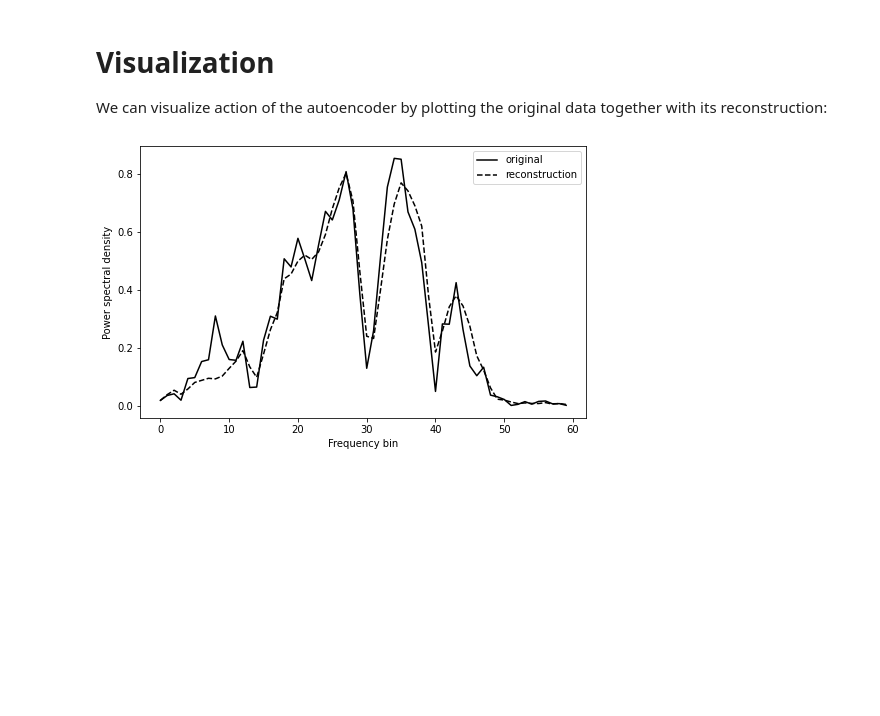
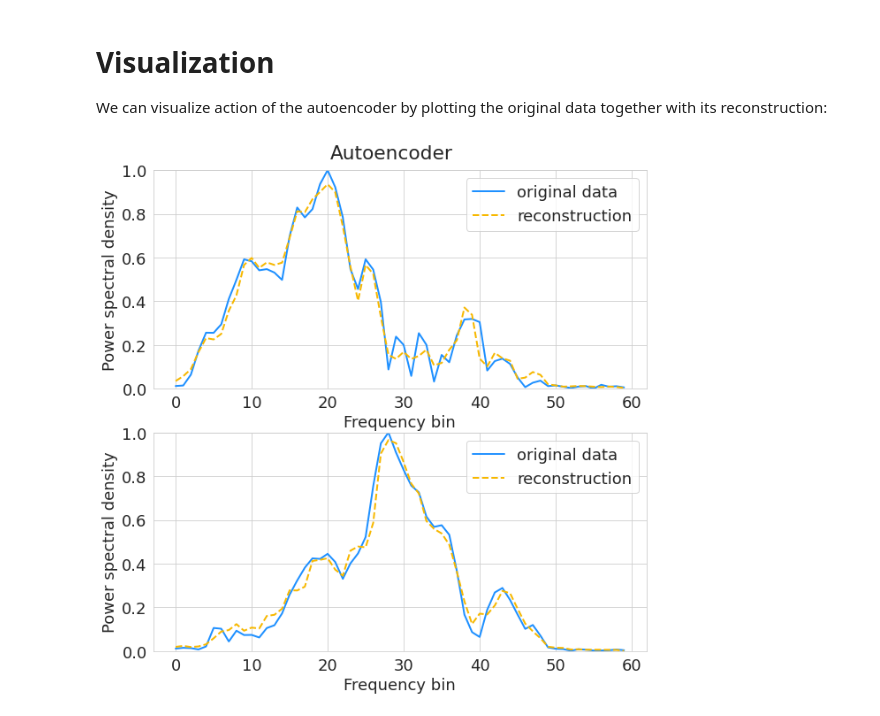
Before and after one commit to QSciTech-QuantumBC-Workshop/Team2ibmazing, a Jupyter notebook: autoencoder-how-to-use.ipynb, the cells around one changed output. Saved outputs shown, nothing was run; the diff lists cells and outputs as text; code cells hidden in the pictures; blank space fills up the shorter version.

Commit message:
Create function for plotting poster data

```diff
--- a/autoencoder-how-to-use.ipynb
+++ b/autoencoder-how-to-use.ipynb
@@ -68,14 +69,28 @@ tensor([0.0200, 0.0400, 0.0551, 0.0413, 0.0593, 0.0820, 0.0891, 0.0962, 0.0942,
 
 We can visualize action of the autoencoder by plotting the original data together with its reconstruction:
 # %%
-sample = 0
+def plot_samples(samples):
 
-plt.figure(figsize=(8,5))
-plt.plot(feature_tensor[sample].numpy(), label='original', color='black')
-plt.plot(model(feature_tensor[sample]).detach().numpy(), label='reconstruction', color='black', linestyle='--')
-plt.xlabel('Frequency bin')
-plt.ylabel('Power spectral density')
-plt.legend()
-plt.show()
+    if len(samples) != 2:
+        print('List must contain two elements')
+        return -1
+
+    sns.set_style('whitegrid')
+    plt.rc('font', size=18)
+    fig, ax = plt.subplots(2, 1, figsize=(10,10))
+    plt.suptitle('Autoencoder', y=0.92, )
+
+    for i in range(2):
+        ax[i].plot(feature_tensor[samples[i]].numpy(), label='original data', color='dodgerblue', linewidth=2)
+        ax[i].plot(model(feature_tensor[samples[i]]).detach().numpy(), label='reconstruction', color=(0.97,0.72,0), linestyle='--', linewidth=2)
+        ax[i].set_xlabel('Frequency bin')
+        ax[i].set_ylabel('Power spectral density')
+        ax[i].set_ylim([0,1])
+        ax[i].legend()
+    plt.savefig('ae_recon_plots.pdf', bbox_inches='tight')
+    return fig
-# %% [output]
-[figure, removed]
+# %%
+samples=[19,23]
+plot = plot_samples(samples)
+# %% [output]
+[figure, added]
```
Also changed, not shown: parts of 1 cell of this notebook.
